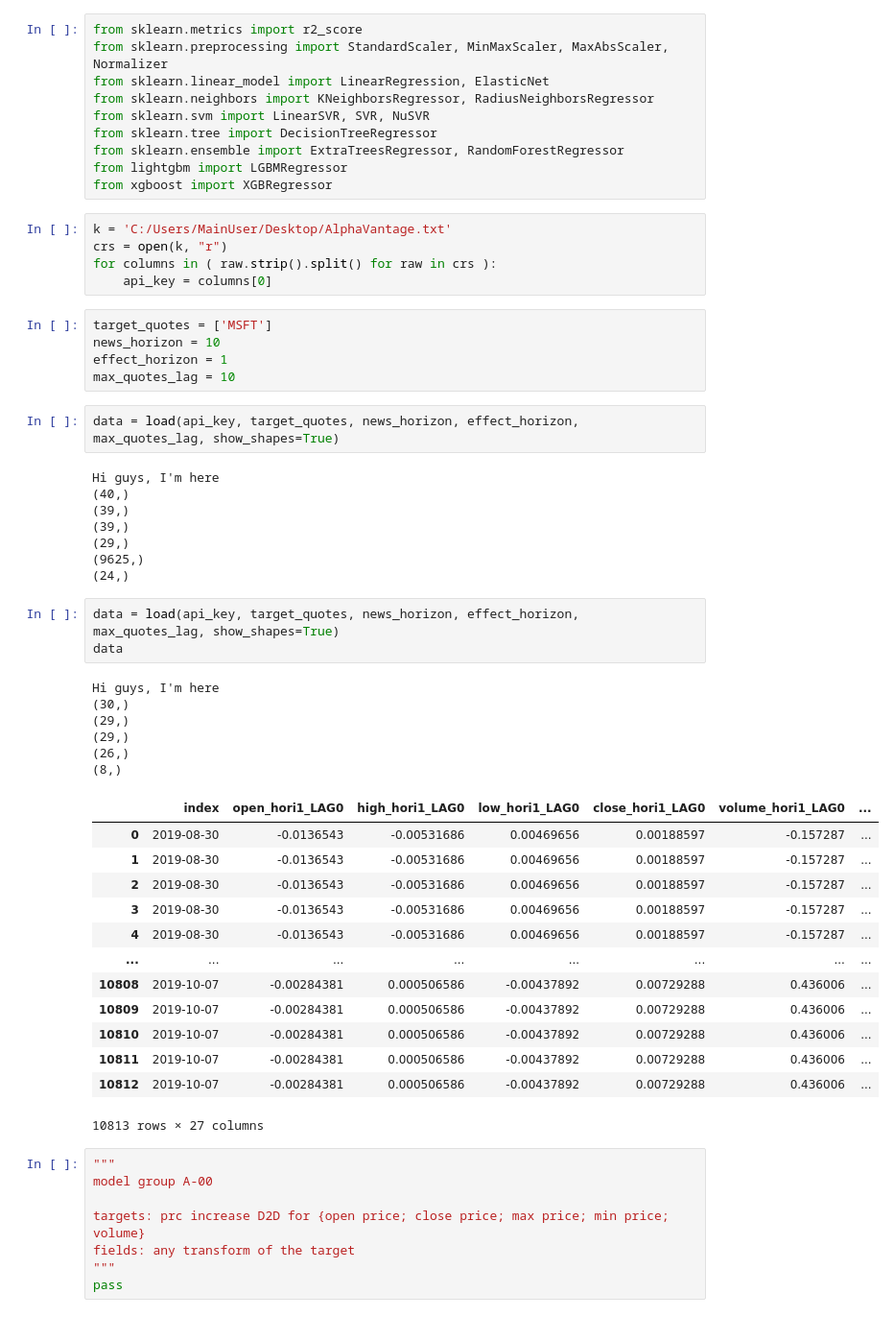
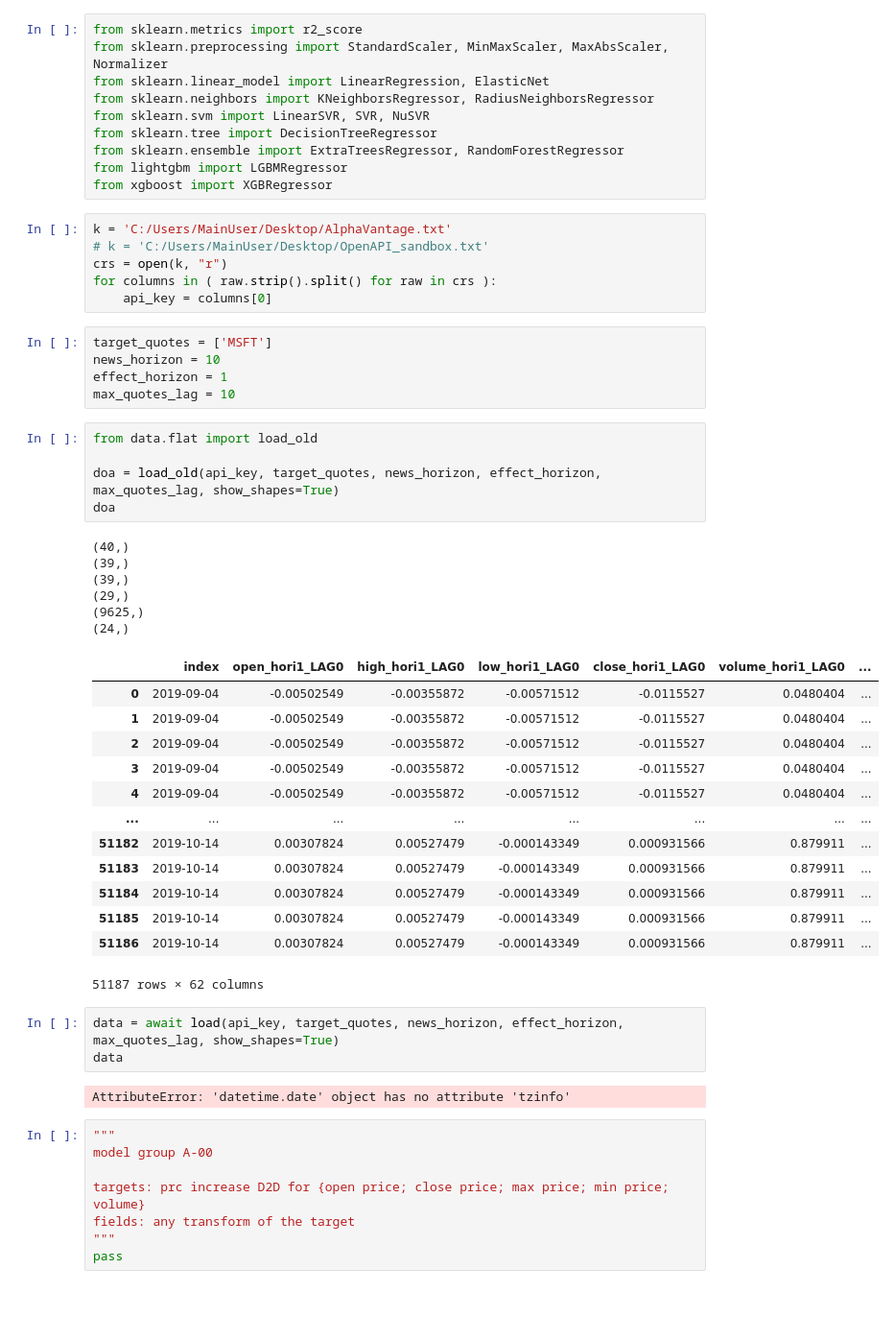
Before and after one commit to edazizovv/financial_news_re, a Jupyter notebook: flat_model.ipynb, the cells around one changed output. Shown at 96% size. Drawn from its saved outputs; the diff is of its cells as text.

```diff
--- a/flat_model.ipynb
+++ b/flat_model.ipynb
@@ -25,6 +25,7 @@ from lightgbm import LGBMRegressor
 from xgboost import XGBRegressor
 # %%
 k = 'C:/Users/MainUser/Desktop/AlphaVantage.txt'
+# k = 'C:/Users/MainUser/Desktop/OpenAPI_sandbox.txt'
 crs = open(k, "r")
 for columns in ( raw.strip().split() for raw in crs ):
     api_key = columns[0]
@@ -33,39 +34,36 @@ target_quotes = ['MSFT']
 news_horizon = 10
 effect_horizon = 1
 max_quotes_lag = 10
+# %%
+from data.flat import load_old
+
+doa = load_old(api_key, target_quotes, news_horizon, effect_horizon, max_quotes_lag, show_shapes=True)
+doa
+# %% [output]
+(40,)
+(39,)
+(39,)
+(29,)
+(9625,)
+(24,)
+|  | index | open_hori1_LAG0 | high_hori1_LAG0 | low_hori1_LAG0 | close_hori1_LAG0 | volume_hori1_LAG0 | ... |
+| 0 | 2019-09-04 | -0.00502549 | -0.00355872 | -0.00571512 | -0.0115527 | 0.0480404 | ... |
+| 1 | 2019-09-04 | -0.00502549 | -0.00355872 | -0.00571512 | -0.0115527 | 0.0480404 | ... |
+| 2 | 2019-09-04 | -0.00502549 | -0.00355872 | -0.00571512 | -0.0115527 | 0.0480404 | ... |
+| 3 | 2019-09-04 | -0.00502549 | -0.00355872 | -0.00571512 | -0.0115527 | 0.0480404 | ... |
+| 4 | 2019-09-04 | -0.00502549 | -0.00355872 | -0.00571512 | -0.0115527 | 0.0480404 | ... |
+| ... | ... | ... | ... | ... | ... | ... | ... |
+| 51182 | 2019-10-14 | 0.00307824 | 0.00527479 | -0.000143349 | 0.000931566 | 0.879911 | ... |
+| 51183 | 2019-10-14 | 0.00307824 | 0.00527479 | -0.000143349 | 0.000931566 | 0.879911 | ... |
+| 51184 | 2019-10-14 | 0.00307824 | 0.00527479 | -0.000143349 | 0.000931566 | 0.879911 | ... |
+| 51185 | 2019-10-14 | 0.00307824 | 0.00527479 | -0.000143349 | 0.000931566 | 0.879911 | ... |
+| 51186 | 2019-10-14 | 0.00307824 | 0.00527479 | -0.000143349 | 0.000931566 | 0.879911 | ... |
+51187 rows × 62 columns
 # %%
-data = load(api_key, target_quotes, news_horizon, effect_horizon, max_quotes_lag, show_shapes=True)
+data = await load(api_key, target_quotes, news_horizon, effect_horizon, max_quotes_lag, show_shapes=True)
+data
 # %% [output]
-Hi guys, I'm here
-(40,)
-(39,)
-(39,)
-(29,)
-(9625,)
-(24,)
+AttributeError: 'datetime.date' object has no attribute 'tzinfo'
-# %%
-data = load(api_key, target_quotes, news_horizon, effect_horizon, max_quotes_lag, show_shapes=True)
-data
-# %% [output]
-Hi guys, I'm here
-(30,)
-(29,)
-(29,)
-(26,)
-(8,)
-|  | index | open_hori1_LAG0 | high_hori1_LAG0 | low_hori1_LAG0 | close_hori1_LAG0 | volume_hori1_LAG0 | ... |
-| 0 | 2019-08-30 | -0.0136543 | -0.00531686 | 0.00469656 | 0.00188597 | -0.157287 | ... |
-| 1 | 2019-08-30 | -0.0136543 | -0.00531686 | 0.00469656 | 0.00188597 | -0.157287 | ... |
-| 2 | 2019-08-30 | -0.0136543 | -0.00531686 | 0.00469656 | 0.00188597 | -0.157287 | ... |
-| 3 | 2019-08-30 | -0.0136543 | -0.00531686 | 0.00469656 | 0.00188597 | -0.157287 | ... |
-| 4 | 2019-08-30 | -0.0136543 | -0.00531686 | 0.00469656 | 0.00188597 | -0.157287 | ... |
-| ... | ... | ... | ... | ... | ... | ... | ... |
-| 10808 | 2019-10-07 | -0.00284381 | 0.000506586 | -0.00437892 | 0.00729288 | 0.436006 | ... |
-| 10809 | 2019-10-07 | -0.00284381 | 0.000506586 | -0.00437892 | 0.00729288 | 0.436006 | ... |
-| 10810 | 2019-10-07 | -0.00284381 | 0.000506586 | -0.00437892 | 0.00729288 | 0.436006 | ... |
-| 10811 | 2019-10-07 | -0.00284381 | 0.000506586 | -0.00437892 | 0.00729288 | 0.436006 | ... |
-| 10812 | 2019-10-07 | -0.00284381 | 0.000506586 | -0.00437892 | 0.00729288 | 0.436006 | ... |
-10813 rows × 27 columns
 # %%
 """
 model group A-00
```
Also changed, not shown: 3 other files.
